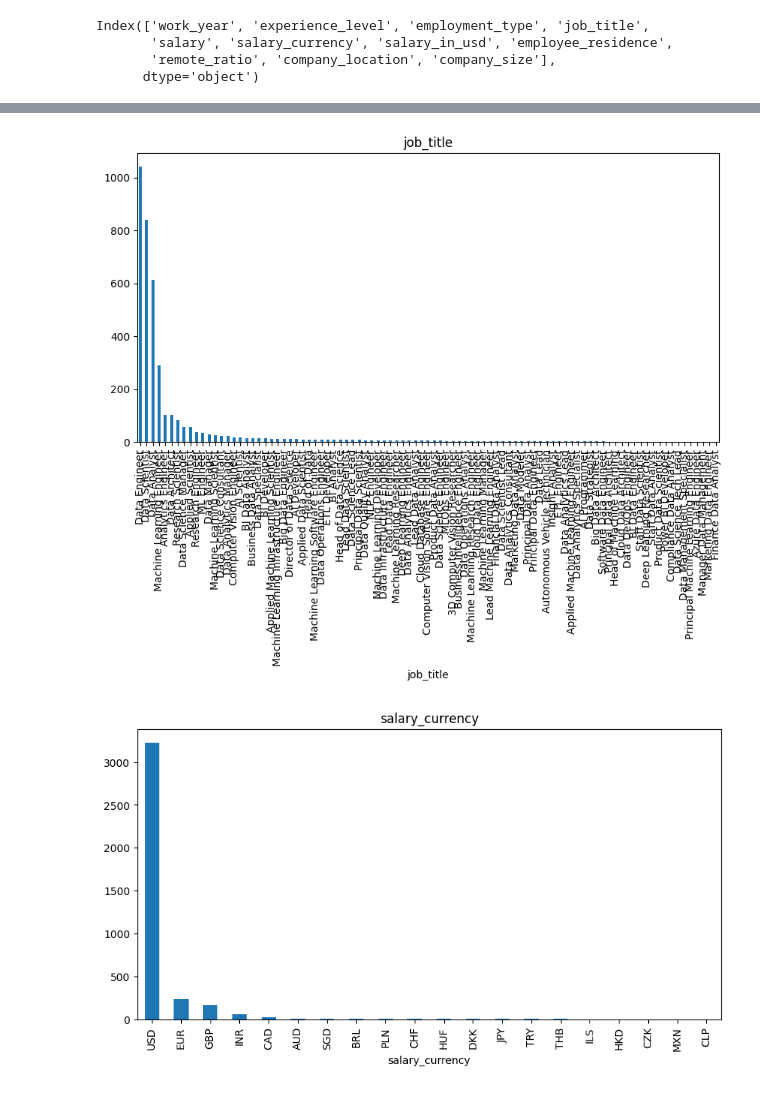
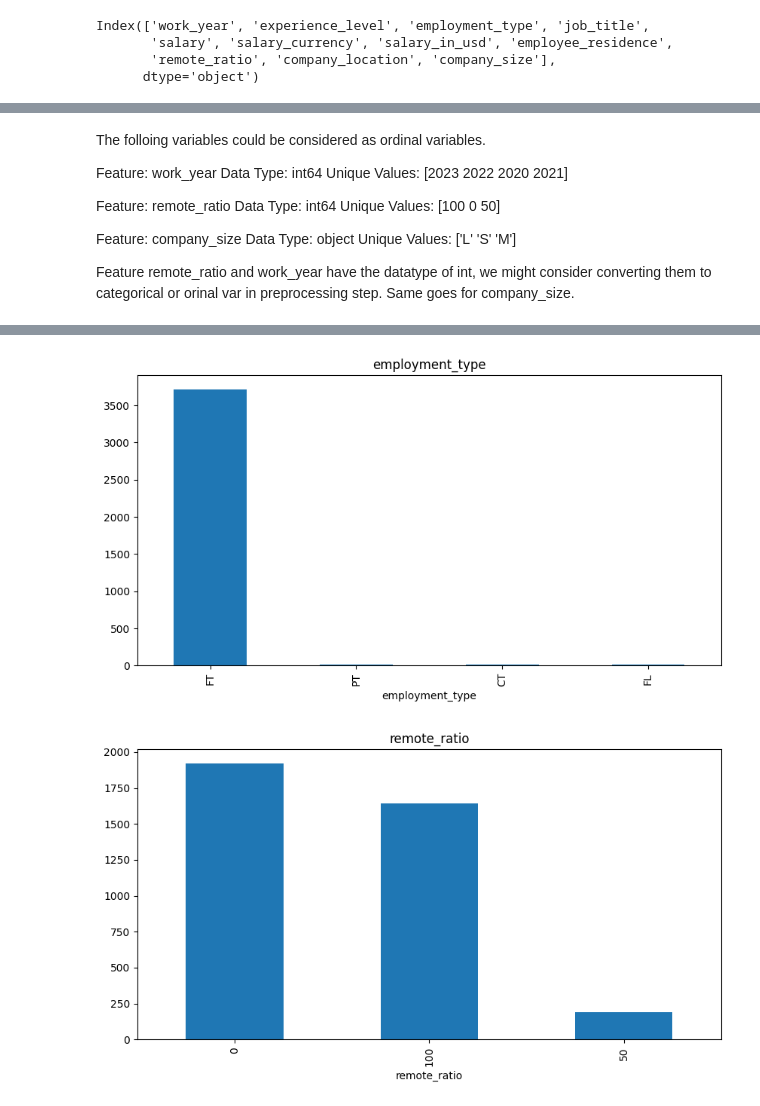
Before and after one commit to MahnazRabbani/datascience-salary-prediction, a Jupyter notebook: initial_data_analysis.ipynb, the cells around one changed output, grey strips where cells are left out. Saved outputs shown, nothing was run; the diff lists cells and outputs as text; code cells hidden in the pictures.

```diff
--- a/initial_data_analysis.ipynb
+++ b/initial_data_analysis.ipynb
@@ -137,5 +121,5 @@ Index(['work_year', 'experience_level', 'employment_type', 'job_title',
       dtype='object')
 # %%
 # Plot histograms of numerical columns to understand distribution
-features = ['experience_level', 'employment_type', 'job_title','employee_residence',
+features = ['work_year','experience_level', 'employment_type', 'job_title','employee_residence',
        'remote_ratio', 'company_location', 'company_size']
@@ -172,7 +156,23 @@ df[numerical_features].hist(bins=30, figsize=(10, 7))
+# %% [markdown]
+The folloing variables could be considered as ordinal variables.
+
+Feature: work_year
+Data Type: int64
+Unique Values: [2023 2022 2020 2021]
+
+Feature: remote_ratio
+Data Type: int64
+Unique Values: [100   0  50]
+
+Feature: company_size
+Data Type: object
+Unique Values: ['L' 'S' 'M']
+
+Feature remote_ratio and work_year have the datatype of int, we might consider converting them to categorical or orinal var in preprocessing step. Same goes for company_size.
 # %%
 # Plot bar charts of categorical columns to understand distribution
-categorical_features = ['experience_level', 'employment_type', 'job_title', 'salary_currency', 'employee_residence', 'company_location', 'company_size']
-for feature in categorical_features:
+features_to_plot = ['work_year','experience_level', 'employment_type', 'remote_ratio', 'company_size']
+for feature in features_to_plot:
     plt.figure(figsize=(10,5))
     df[feature].value_counts().plot(kind='bar')
     plt.title(feature)
@@ -183,2 +183,2 @@ for feature in categorical_features:
-[figure, old version]
+[figure, new version]
-[figure, old version]
+[figure, new version]
```
Also changed, not shown: parts of 9 cells of this notebook.
